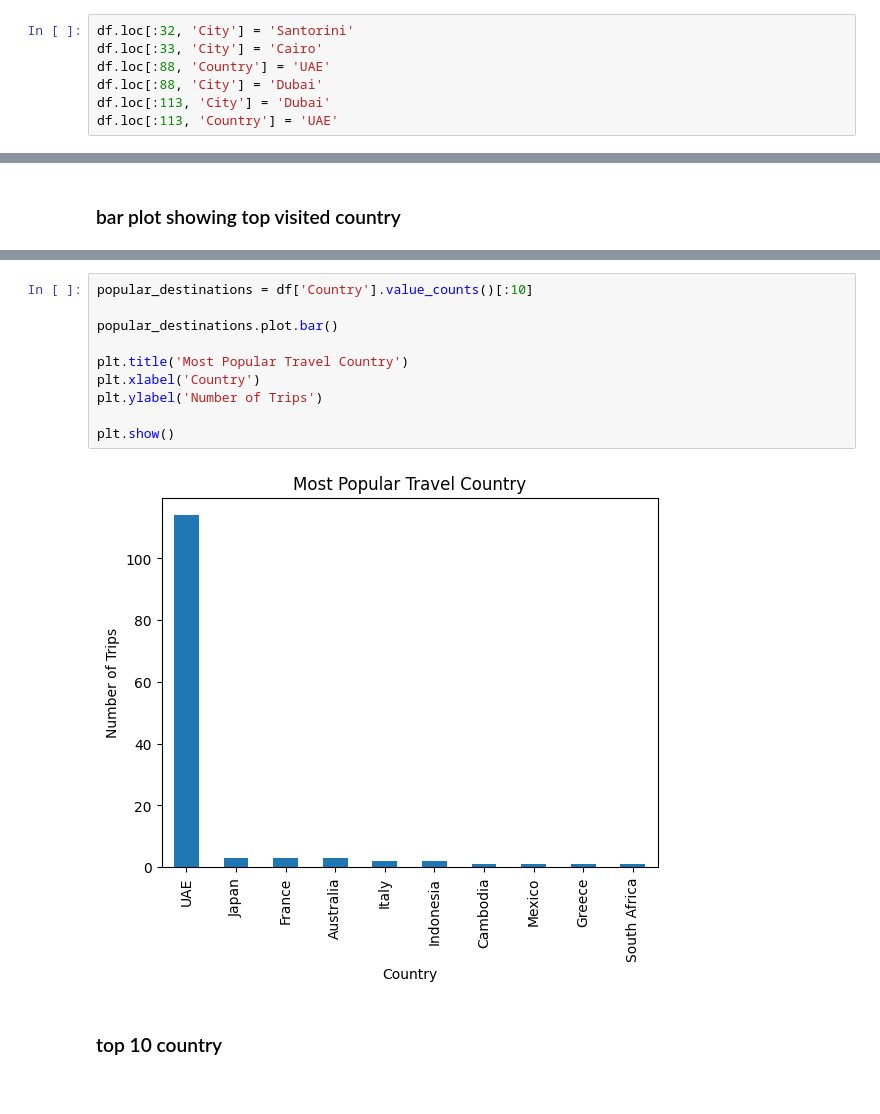
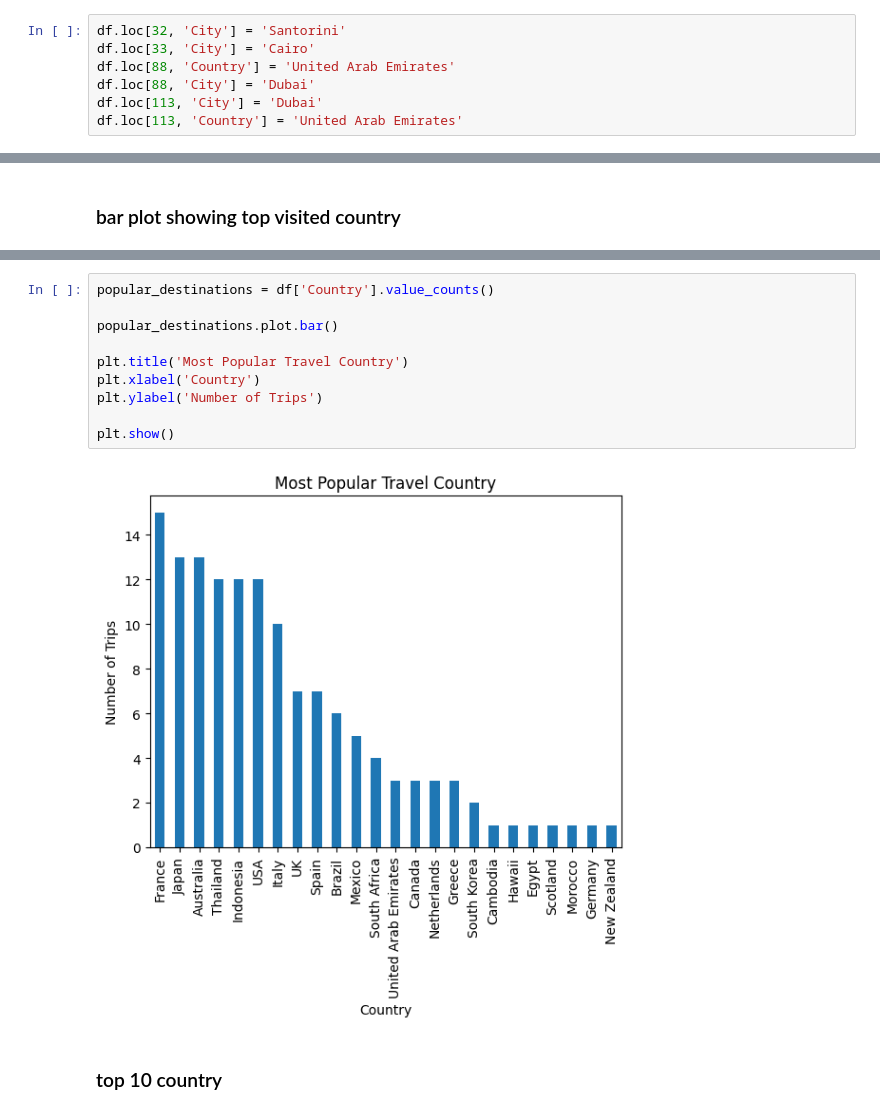
Before and after one commit to treeleafrnd/Data-Science, a Jupyter notebook: Preprocessing_of_Traveler_Trip.ipynb, the cells around one changed output, grey strips where cells are left out. Drawn from its saved outputs; the diff is of its cells as text.

```diff
--- a/Preprocessing_of_Traveler_Trip.ipynb
+++ b/Preprocessing_of_Traveler_Trip.ipynb
@@ -196,9 +196,9 @@ df.iloc[[31]]
 |  | Start date | End date | Duration (days) | Traveler age | Traveler gender | Traveler nationality | ... |
 | 31 | 9/5/2022 | 9/14/2022 | 9 | 33 | Female | Australian | ... |
 # %%
-df.loc[:32, 'City'] = 'Santorini'
-df.loc[:33, 'City'] = 'Cairo'
-df.loc[:88, 'Country'] = 'UAE'
-df.loc[:88, 'City'] = 'Dubai'
-df.loc[:113, 'City'] = 'Dubai'
-df.loc[:113, 'Country'] = 'UAE'
+df.loc[32, 'City'] = 'Santorini'
+df.loc[33, 'City'] = 'Cairo'
+df.loc[88, 'Country'] = 'United Arab Emirates'
+df.loc[88, 'City'] = 'Dubai'
+df.loc[113, 'City'] = 'Dubai'
+df.loc[113, 'Country'] = 'United Arab Emirates'
@@ -518,15 +567,15 @@ Most common travel duration is 7 days.
 # %%
-popular_destinations = df['Country'].value_counts()[:10]
+popular_destinations = df['Country'].value_counts()
 
 popular_destinations.plot.bar()
 
 plt.title('Most Popular Travel Country')
 plt.xlabel('Country')
 plt.ylabel('Number of Trips')
 
 plt.show()
 # %% [output]
-[figure, old version]
+[figure, new version]
 # %% [markdown]
 ### top 10 country
 # %%
```
Also changed, not shown: parts of 25 cells of this notebook.
